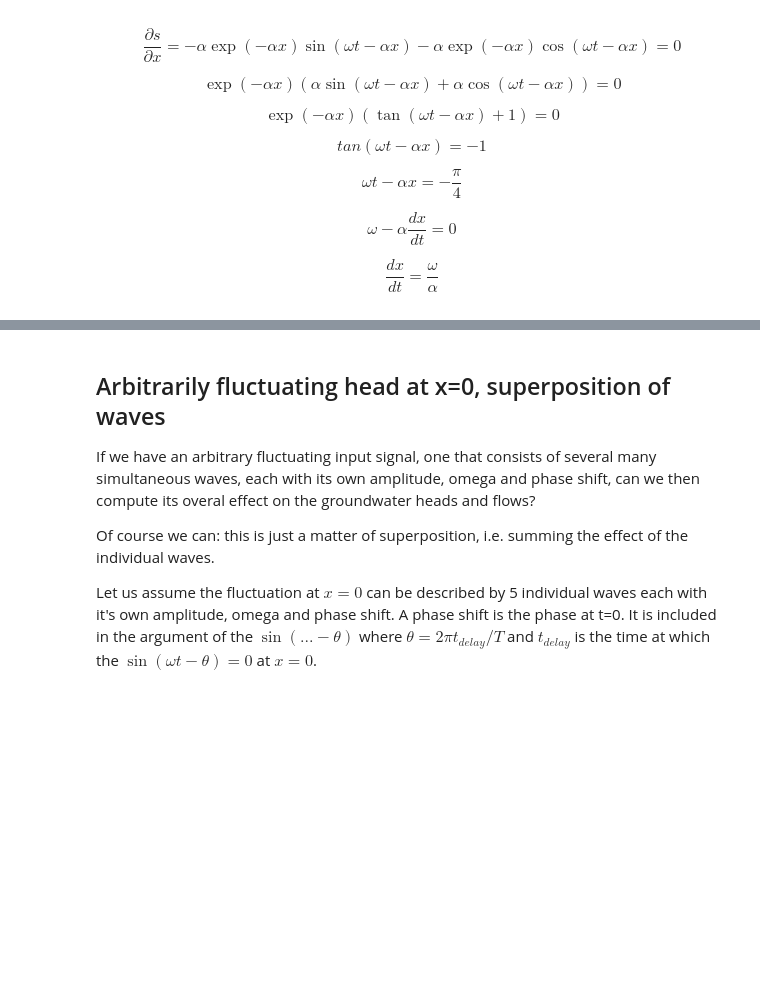
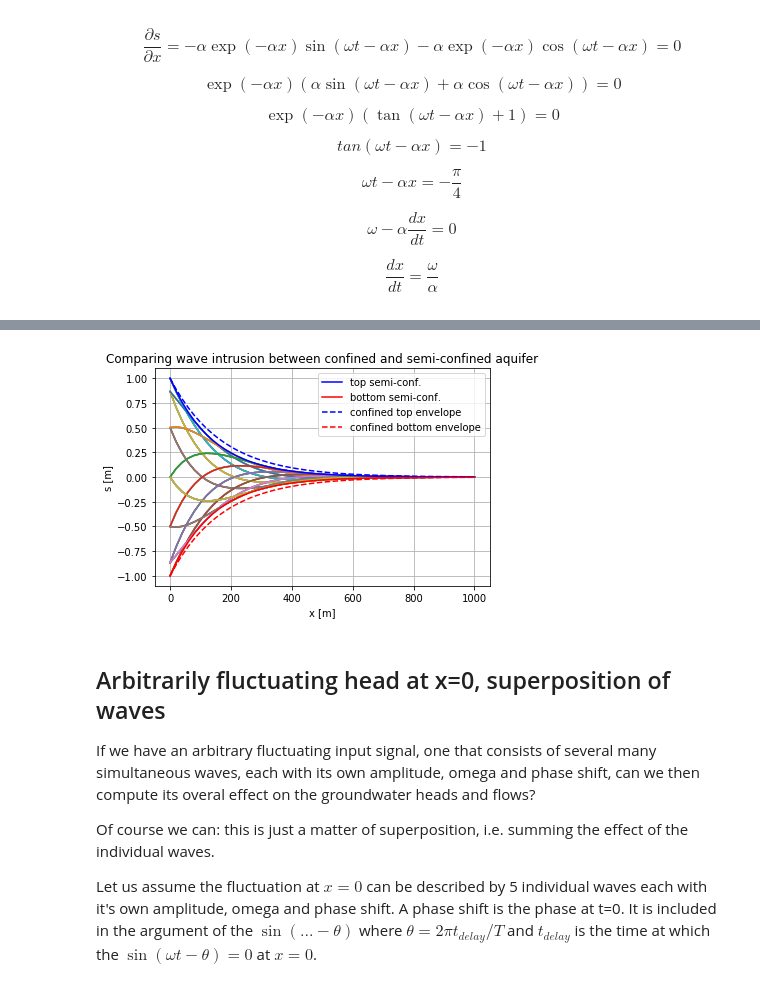
Before and after one commit to Olsthoorn/TransientGroundwaterFlow, a Jupyter notebook: docs/OneDimensionalTransientFlow.ipynb, the cells around one changed output, grey strips where cells are left out. Drawn from its saved outputs; the diff is of its cells as text; code cells hidden in the pictures; blank space fills up the shorter version.

```diff
--- a/docs/OneDimensionalTransientFlow.ipynb
+++ b/docs/OneDimensionalTransientFlow.ipynb
@@ -207,16 +228,0 @@ c=1066.6666666666667 h, a=0.005828192077608682 /m, b=0.0029946323469669193 /m
-# %%
-fig = plt.figure()
-ax = fig.add_subplot(111)
-ax.set(xlabel='x [m]', ylabel='s [m]', title='Comparing wave intrusion between confined and semi-confined aquifer')
-
-ax.plot(xp, +A * np.exp(-a * xp), 'm', label='unconf.')
-ax.plot(xp, -A * np.exp(-a * xp), 'm', label='unconf.')
-
-ax.plot(xp, +A * np.exp(-a_conf * xp), 'm--', label='confined')
-ax.plot(xp, -A * np.exp(-a_conf * xp), 'm--', label='confined')
-
-for t in T:
-    ax.plot(xp, A * np.exp(-a * xp) * np.sin(omega * t - b * xp))
-
-ax.legend(loc='best')
-plt.show()
@@ -226,3 +229,22 @@ plt.show()
+# %%
+plt.title('Comparing wave intrusion between confined and semi-confined aquifer')
+plt.xlabel('x [m]')
+plt.ylabel('s [m]')
+plt.grid()
+
+for t in times:
+    plt.plot(x, A * np.exp(-a * x) * np.sin(omega * t - b * x))
+
+plt.plot(x, +A * np.exp(-a * x), 'b', label='top semi-conf.')
+plt.plot(x, -A * np.exp(-a * x), 'r', label='bottom semi-conf.')
+
+plt.plot(x, +A * np.exp(-a_conf * x), 'b--', label='confined top envelope')
+plt.plot(x, -A * np.exp(-a_conf * x), 'r--', label='confined bottom envelope')
+
+plt.legend(loc='best')
+plt.show()
+# %% [output]
+[figure, added]
 # %% [markdown]
 ## Arbitrarily fluctuating head at x=0, superposition of waves
 
```
Also changed, not shown: parts of 29 cells of this notebook, 1 other file.
